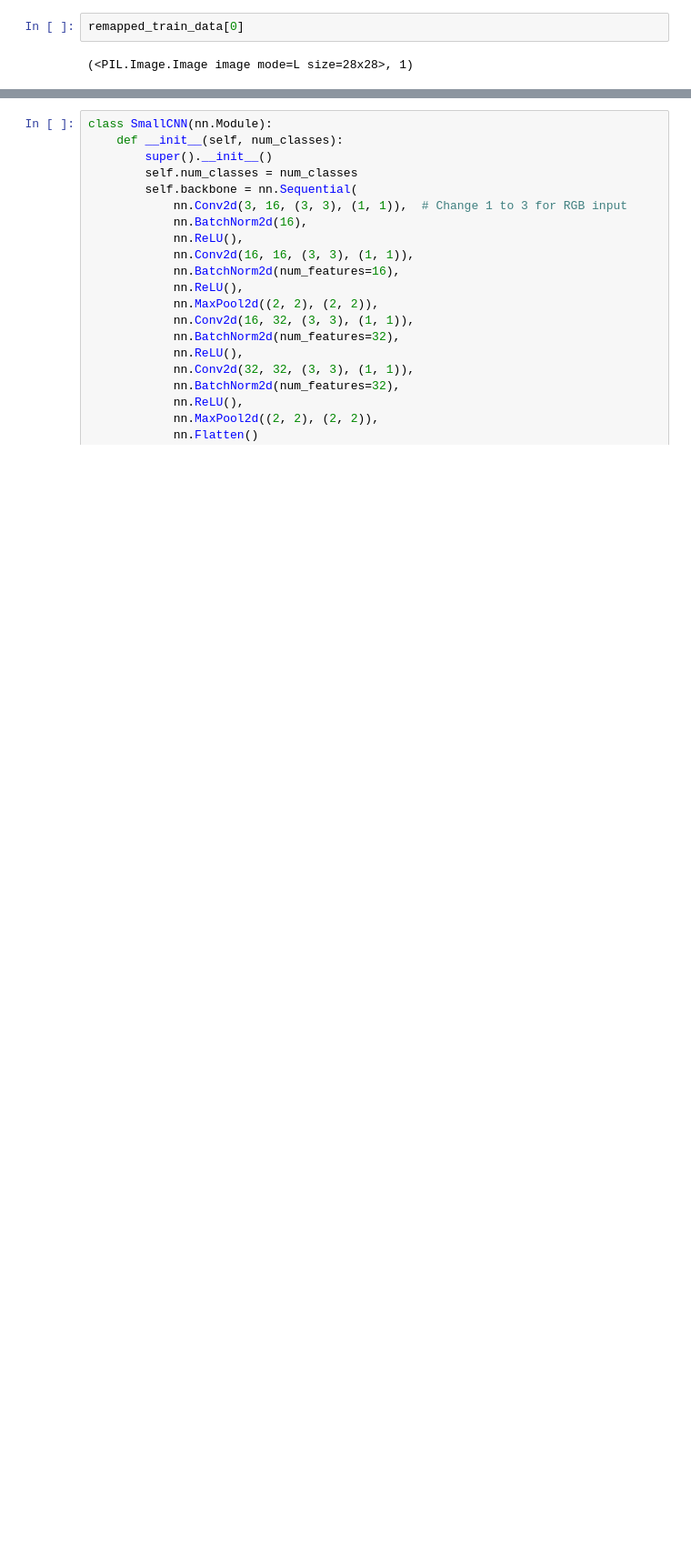
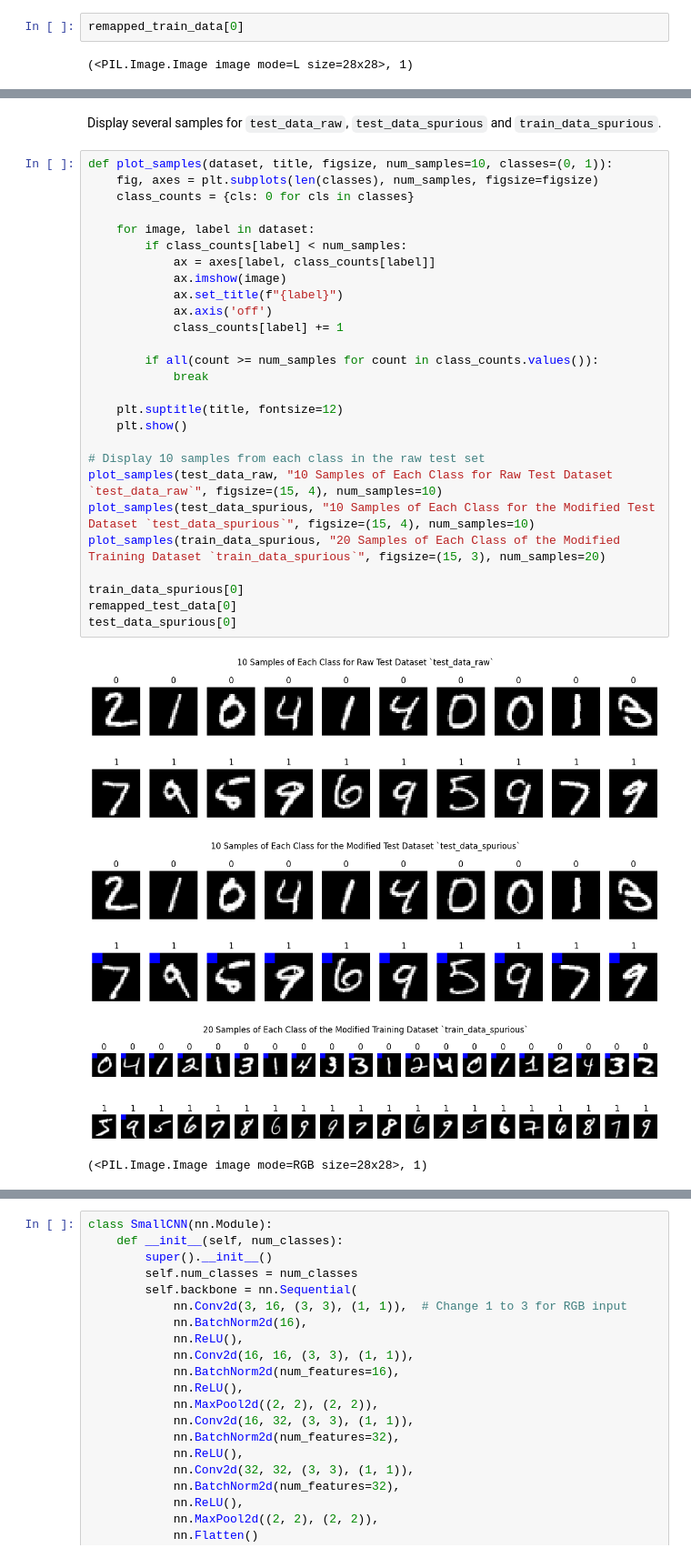
Before and after one commit to vmazashvili/AIRO, a Jupyter notebook: MaskTune_Vano_Mazashvili_1993251.ipynb, the cells around one changed output, grey strips where cells are left out. Shown at 91% size. Cells and saved outputs as stored; diff of their text form; blank space fills up the shorter version.

```diff
--- a/MaskTune_Vano_Mazashvili_1993251.ipynb
+++ b/MaskTune_Vano_Mazashvili_1993251.ipynb
@@ -315 +278,35 @@ plt.show()
+# %% [markdown]
+Display several samples for `test_data_raw`, `test_data_spurious` and `train_data_spurious`.
+# %%
+def plot_samples(dataset, title, figsize, num_samples=10, classes=(0, 1)):
+    fig, axes = plt.subplots(len(classes), num_samples, figsize=figsize)
+    class_counts = {cls: 0 for cls in classes}
+
+    for image, label in dataset:
+        if class_counts[label] < num_samples:
+            ax = axes[label, class_counts[label]]
+            ax.imshow(image)
+            ax.set_title(f"{label}")
+            ax.axis('off')
+            class_counts[label] += 1
+
+        if all(count >= num_samples for count in class_counts.values()):
+            break
+
+    plt.suptitle(title, fontsize=12)
+    plt.show()
+
+# Display 10 samples from each class in the raw test set
+plot_samples(test_data_raw, "10 Samples of Each Class for Raw Test Dataset `test_data_raw`", figsize=(15, 4), num_samples=10)
+plot_samples(test_data_spurious, "10 Samples of Each Class for the Modified Test Dataset `test_data_spurious`", figsize=(15, 4), num_samples=10)
+plot_samples(train_data_spurious, "20 Samples of Each Class of the Modified Training Dataset `train_data_spurious`", figsize=(15, 3), num_samples=20)
+
+train_data_spurious[0]
+remapped_test_data[0]
+test_data_spurious[0]
+# %% [output]
+[figure, added]
+[figure, added]
+[figure, added]
+(<PIL.Image.Image image mode=RGB size=28x28>, 1)
 # %% [markdown]
```
Also changed, not shown: parts of 73 cells of this notebook.
